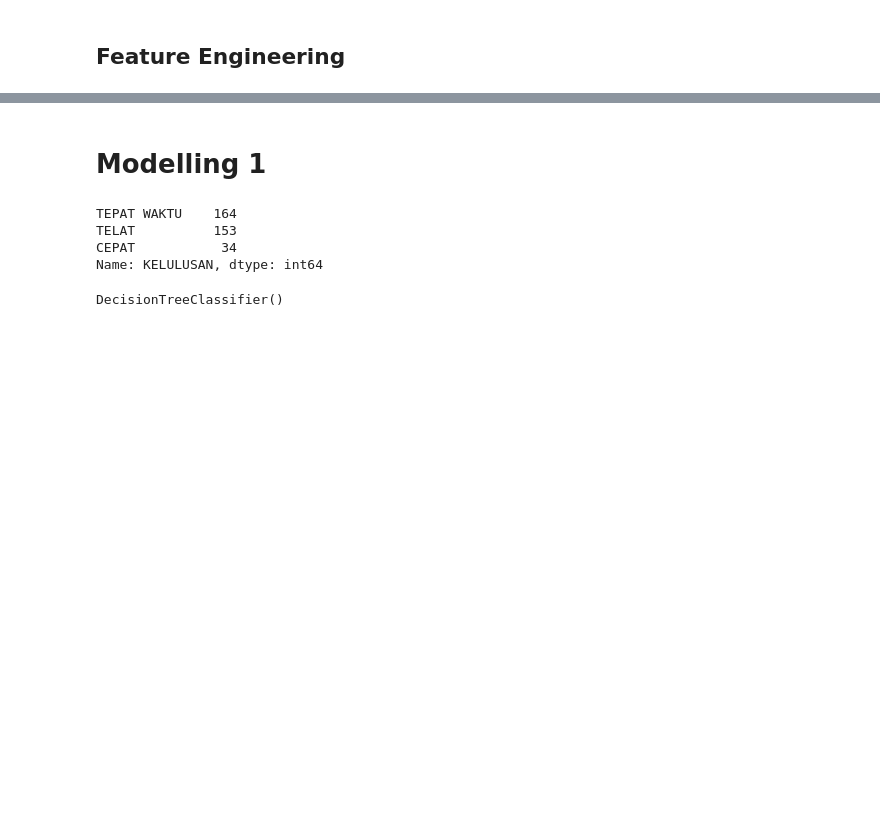
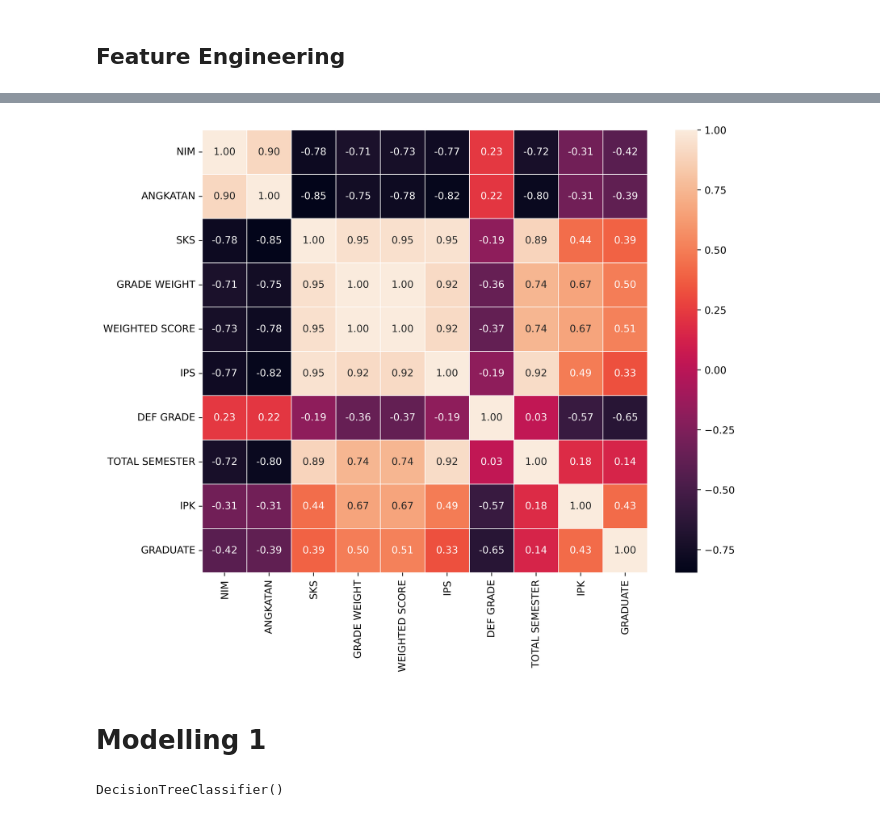
Before and after one commit to fchrzlka/ISFEST-2022, a Jupyter notebook: ConfusedTeens_Coding.ipynb, the cells around one changed output, grey strips where cells are left out. Cells and saved outputs as stored; diff of their text form; code cells hidden in the pictures; blank space fills up the shorter version.

Commit message:
create decision tree model

```diff
--- a/ConfusedTeens_Coding.ipynb
+++ b/ConfusedTeens_Coding.ipynb
@@ -606,0 +396,2 @@ sns.pairplot(lulus, hue = 'KELULUSAN')
+# %%
+final_data = IPK(data, data_sem, stud_DEF_grade)
@@ -607,2 +414,43 @@ sns.pairplot(lulus, hue = 'KELULUSAN')
+# %%
+def graduate(final_data) :
+    '''
+    Checking  whether student graduate on time or not
+    The condition for student graduate on time is :
+    1. Student havent got grade D, E, or F
+    2. Student have passed 144 SKS
+    3. Student's IPK must 2.5 or more
+    4. Total Semester of student must be less or equal to 8
+    The column graduate have two values, which is 0 and 1
+    1 means student graduate on time
+    0 means student not graduate on time
+    '''
+    stud_list = final_data['NIM'].unique()
+    graduate = []
+    for student in stud_list :
+        stud = final_data.loc[final_data['NIM']==student]
+        if stud['DEF GRADE'].values == 0 and stud['SKS'].values >= 144 and stud['IPK'].values >= 2.5 and stud['TOTAL SEMESTER'].values <= 8 :
+            graduate.append(1)
+        else :
+            graduate.append(0)
+
+    final_data['GRADUATE'] = graduate
+
+    return final_data
+# %%
+data_model = graduate(final_data)
+# %%
+def check_corr(data) :
+    corr = data.corr(method = 'pearson')
+    plt.figure(figsize=(10,8), dpi =500)
+    sns.heatmap(corr,
+                annot=True,
+                fmt=".2f",
+                linewidth=.5)
+    plt.show()
+    return
+# %%
+check_corr(data_model)
+# %% [output]
+[figure, added]
 # %% [markdown]
 # Modelling 1
@@ -611,9 +457 @@ lulusSmt = lulus.copy()
-# %%
-# Train Test Split
-lulus.KELULUSAN.value_counts()
-# %% [output]
-TEPAT WAKTU    164
-TELAT          153
-CEPAT           34
-Name: KELULUSAN, dtype: int64
 # %%
```
Also changed, not shown: parts of 150 cells of this notebook.
